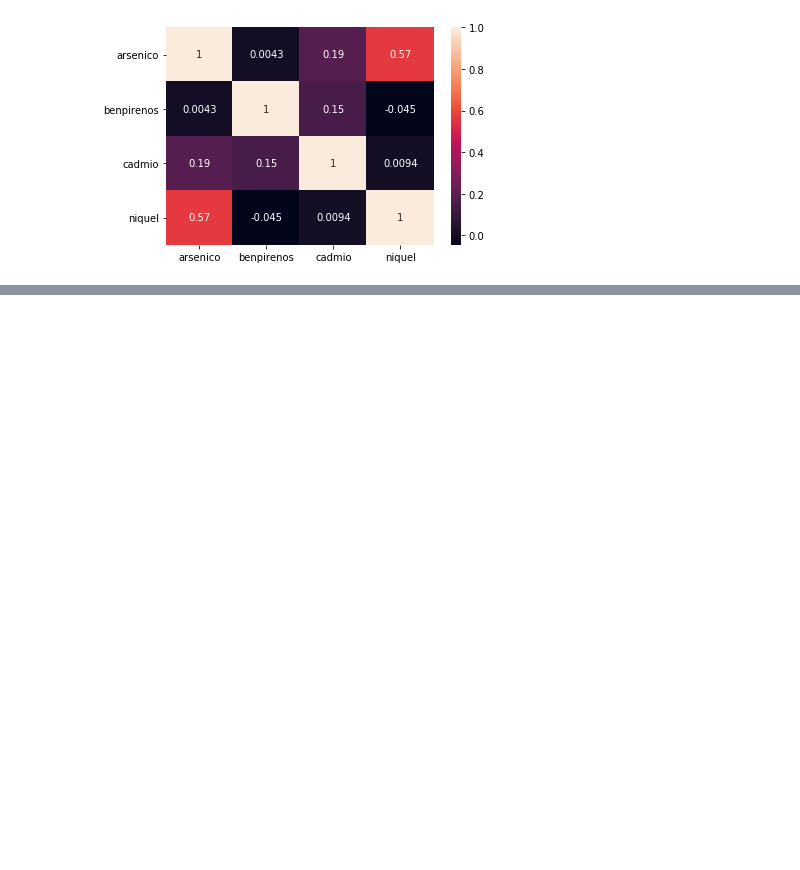
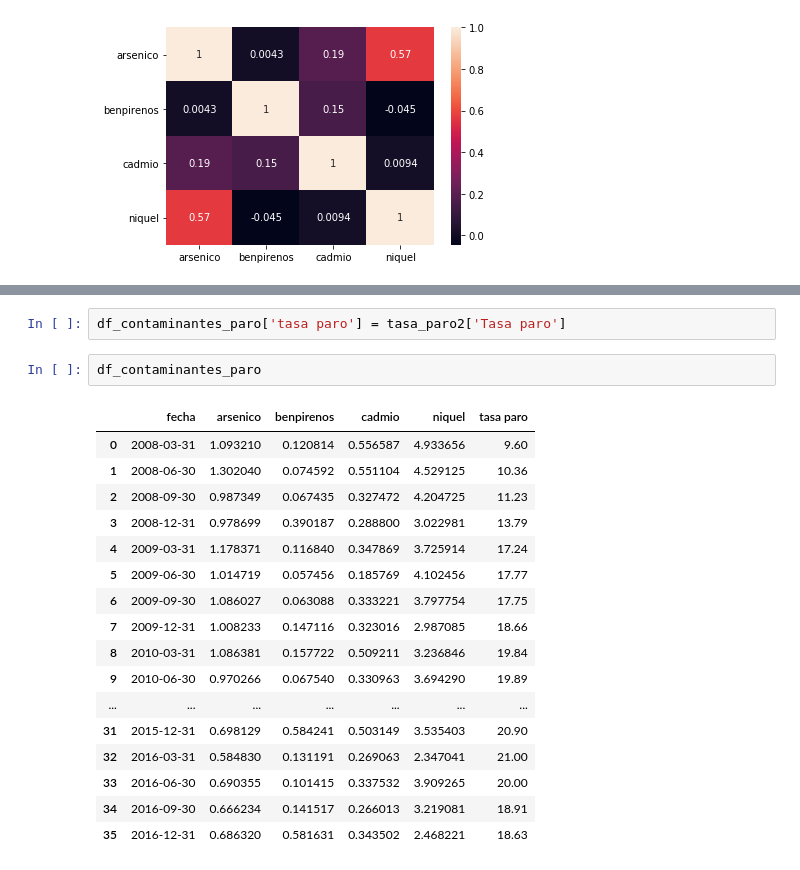
Before and after one commit to coalescencia/tfm, a Jupyter notebook: Análisis exploratorio.ipynb, the cells around one changed output, grey strips where cells are left out. Drawn from its saved outputs; the diff is of its cells as text; blank space fills up the shorter version.

```diff
--- a/Análisis exploratorio.ipynb
+++ b/Análisis exploratorio.ipynb
@@ -65,0 +129,22 @@ sns.heatmap(df_contaminantes.corr(), annot=True)
+# %%
+df_contaminantes_paro['tasa paro'] = tasa_paro2['Tasa paro']
+# %%
+df_contaminantes_paro
+# %% [output]
+|  | fecha | arsenico | benpirenos | cadmio | niquel | tasa paro |
+| 0 | 2008-03-31 | 1.093210 | 0.120814 | 0.556587 | 4.933656 | 9.60 |
+| 1 | 2008-06-30 | 1.302040 | 0.074592 | 0.551104 | 4.529125 | 10.36 |
+| 2 | 2008-09-30 | 0.987349 | 0.067435 | 0.327472 | 4.204725 | 11.23 |
+| 3 | 2008-12-31 | 0.978699 | 0.390187 | 0.288800 | 3.022981 | 13.79 |
+| 4 | 2009-03-31 | 1.178371 | 0.116840 | 0.347869 | 3.725914 | 17.24 |
+| 5 | 2009-06-30 | 1.014719 | 0.057456 | 0.185769 | 4.102456 | 17.77 |
+| 6 | 2009-09-30 | 1.086027 | 0.063088 | 0.333221 | 3.797754 | 17.75 |
+| 7 | 2009-12-31 | 1.008233 | 0.147116 | 0.323016 | 2.987085 | 18.66 |
+| 8 | 2010-03-31 | 1.086381 | 0.157722 | 0.509211 | 3.236846 | 19.84 |
+| 9 | 2010-06-30 | 0.970266 | 0.067540 | 0.330963 | 3.694290 | 19.89 |
+| ... | ... | ... | ... | ... | ... | ... |
+| 31 | 2015-12-31 | 0.698129 | 0.584241 | 0.503149 | 3.535403 | 20.90 |
+| 32 | 2016-03-31 | 0.584830 | 0.131191 | 0.269063 | 2.347041 | 21.00 |
+| 33 | 2016-06-30 | 0.690355 | 0.101415 | 0.337532 | 3.909265 | 20.00 |
+| 34 | 2016-09-30 | 0.666234 | 0.141517 | 0.266013 | 3.219081 | 18.91 |
+| 35 | 2016-12-31 | 0.686320 | 0.581631 | 0.343502 | 2.468221 | 18.63 |
```
Also changed, not shown: parts of 68 cells of this notebook, 17 other files.
